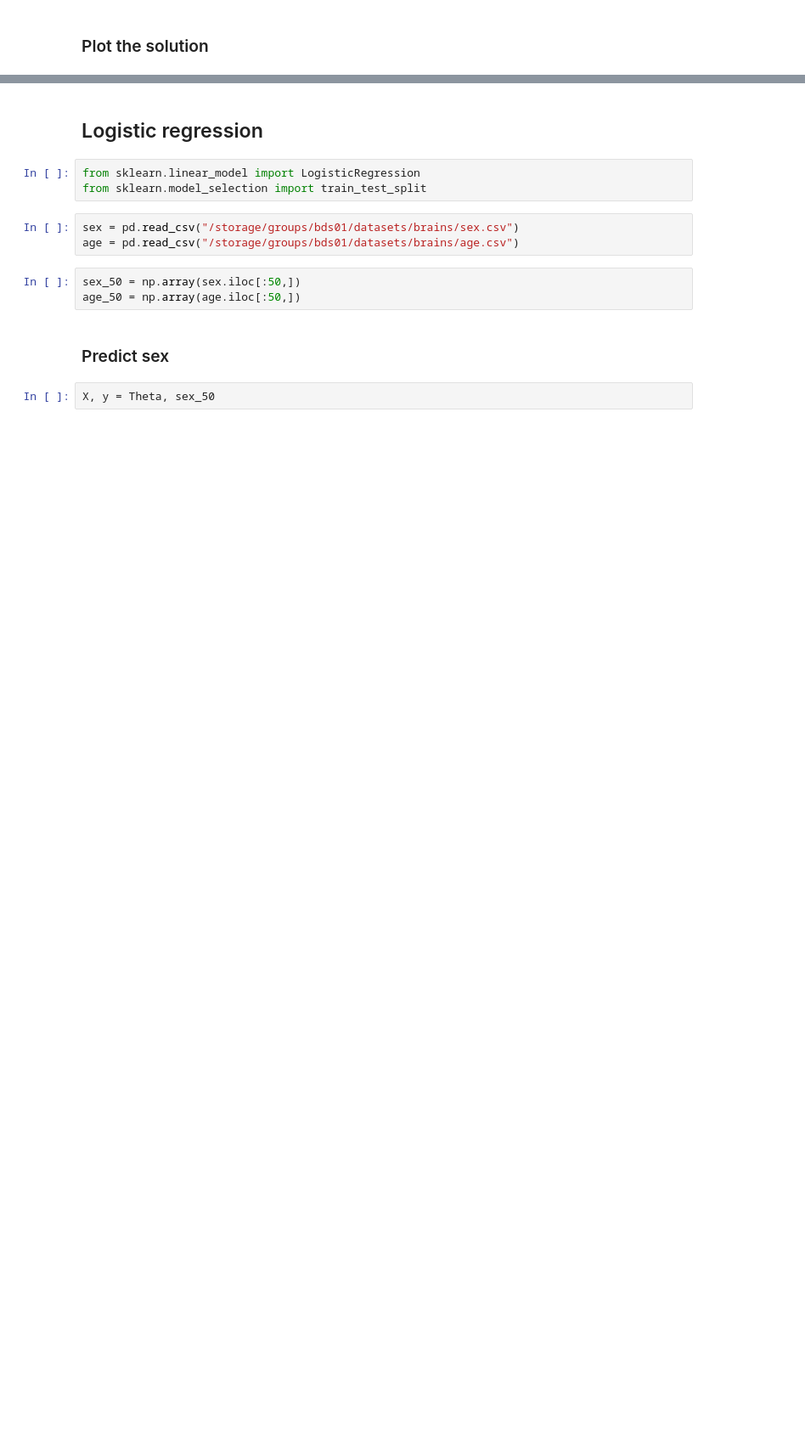
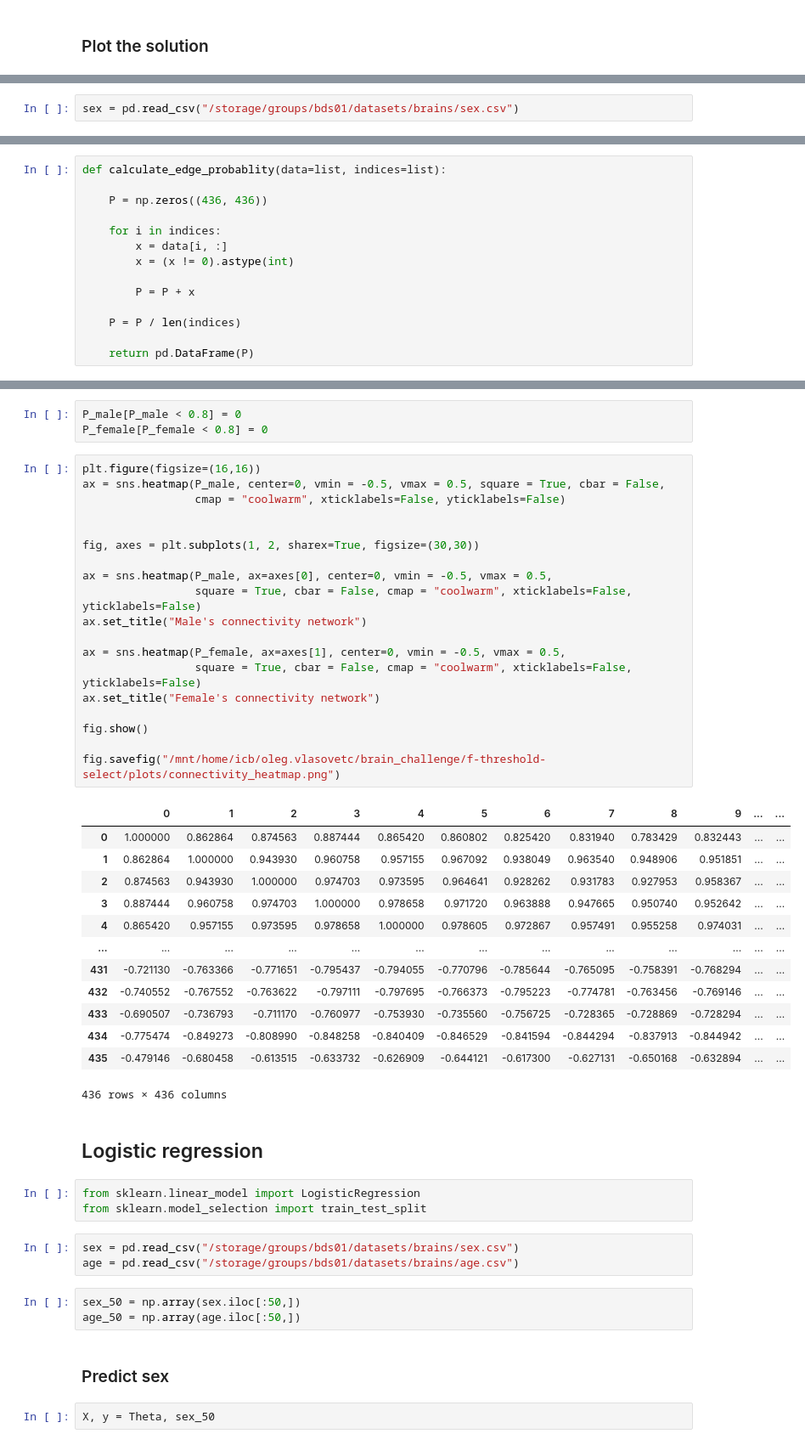
Before and after one commit to Vlasovets/brain_challenge, a Jupyter notebook: f-threshold-select/SGL/SGL.ipynb, the cells around one changed output, grey strips where cells are left out. Shown at 85% size. Drawn from its saved outputs; the diff is of its cells as text; blank space fills up the shorter version.

```diff
--- a/f-threshold-select/SGL/SGL.ipynb
+++ b/f-threshold-select/SGL/SGL.ipynb
@@ -99,0 +130,2 @@ K = Theta.shape[0]
+# %%
+sex = pd.read_csv("/storage/groups/bds01/datasets/brains/sex.csv")
@@ -99,0 +145,14 @@ K = Theta.shape[0]
+# %%
+def calculate_edge_probablity(data=list, indices=list):
+
+    P = np.zeros((436, 436))
+
+    for i in indices:
+        x = data[i, :]
+        x = (x != 0).astype(int)
+
+        P = P + x
+
+    P = P / len(indices)
+
+    return pd.DataFrame(P)
@@ -100,3 +166,39 @@ K = Theta.shape[0]
+# %%
+P_male[P_male < 0.8] = 0
+P_female[P_female < 0.8] = 0
+# %%
+plt.figure(figsize=(16,16))
+ax = sns.heatmap(P_male, center=0, vmin = -0.5, vmax = 0.5, square = True, cbar = False,
+                 cmap = "coolwarm", xticklabels=False, yticklabels=False)
+
+
+fig, axes = plt.subplots(1, 2, sharex=True, figsize=(30,30))
+
+ax = sns.heatmap(P_male, ax=axes[0], center=0, vmin = -0.5, vmax = 0.5,
+                 square = True, cbar = False, cmap = "coolwarm", xticklabels=False, yticklabels=False)
+ax.set_title("Male's connectivity network")
+
+ax = sns.heatmap(P_female, ax=axes[1], center=0, vmin = -0.5, vmax = 0.5,
+                 square = True, cbar = False, cmap = "coolwarm", xticklabels=False, yticklabels=False)
+ax.set_title("Female's connectivity network")
+
+fig.show()
+
+fig.savefig("/mnt/home/icb/oleg.vlasovetc/brain_challenge/f-threshold-select/plots/connectivity_heatmap.png")
+# %% [output]
+|  | 0 | 1 | 2 | 3 | 4 | 5 | 6 | 7 | 8 | 9 | ... | ... |
+| 0 | 1.000000 | 0.862864 | 0.874563 | 0.887444 | 0.865420 | 0.860802 | 0.825420 | 0.831940 | 0.783429 | 0.832443 | ... | ... |
+| 1 | 0.862864 | 1.000000 | 0.943930 | 0.960758 | 0.957155 | 0.967092 | 0.938049 | 0.963540 | 0.948906 | 0.951851 | ... | ... |
+| 2 | 0.874563 | 0.943930 | 1.000000 | 0.974703 | 0.973595 | 0.964641 | 0.928262 | 0.931783 | 0.927953 | 0.958367 | ... | ... |
+| 3 | 0.887444 | 0.960758 | 0.974703 | 1.000000 | 0.978658 | 0.971720 | 0.963888 | 0.947665 | 0.950740 | 0.952642 | ... | ... |
+| 4 | 0.865420 | 0.957155 | 0.973595 | 0.978658 | 1.000000 | 0.978605 | 0.972867 | 0.957491 | 0.955258 | 0.974031 | ... | ... |
+| ... | ... | ... | ... | ... | ... | ... | ... | ... | ... | ... | ... | ... |
+| 431 | -0.721130 | -0.763366 | -0.771651 | -0.795437 | -0.794055 | -0.770796 | -0.785644 | -0.765095 | -0.758391 | -0.768294 | ... | ... |
+| 432 | -0.740552 | -0.767552 | -0.763622 | -0.797111 | -0.797695 | -0.766373 | -0.795223 | -0.774781 | -0.763456 | -0.769146 | ... | ... |
+| 433 | -0.690507 | -0.736793 | -0.711170 | -0.760977 | -0.753930 | -0.735560 | -0.756725 | -0.728365 | -0.728869 | -0.728294 | ... | ... |
+| 434 | -0.775474 | -0.849273 | -0.808990 | -0.848258 | -0.840409 | -0.846529 | -0.841594 | -0.844294 | -0.837913 | -0.844942 | ... | ... |
+| 435 | -0.479146 | -0.680458 | -0.613515 | -0.633732 | -0.626909 | -0.644121 | -0.617300 | -0.627131 | -0.650168 | -0.632894 | ... | ... |
+436 rows × 436 columns
 # %% [markdown]
 ## Logistic regression
 # %%
```
Also changed, not shown: parts of 12 cells of this notebook.
